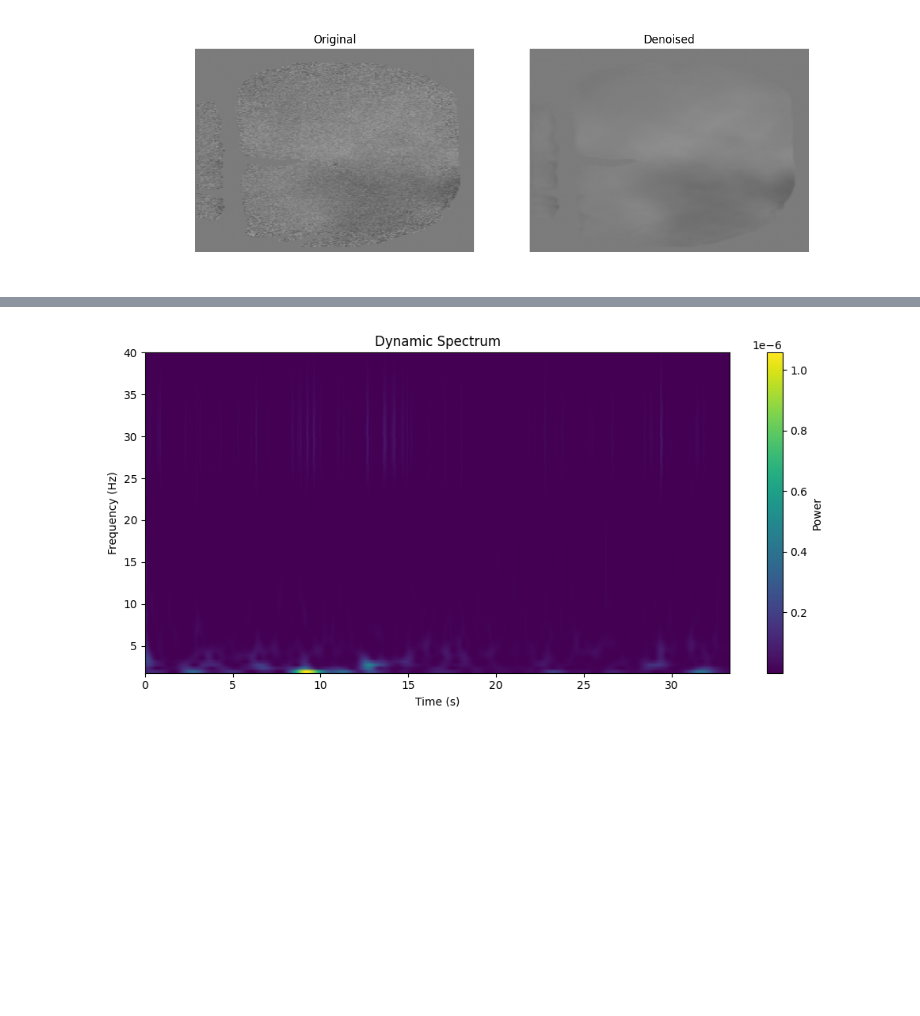
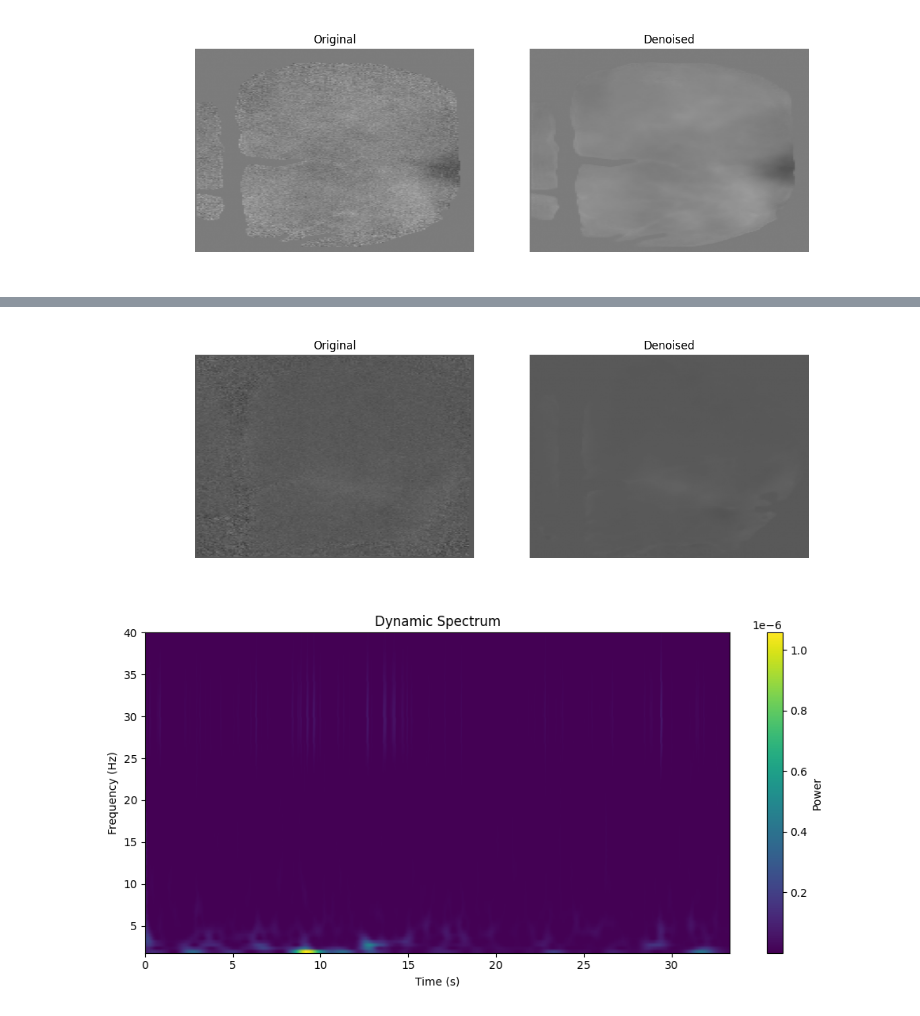
Before and after one commit to katienb/perception_project, a Jupyter notebook: perception_project/denoising.ipynb, the cells around one changed output, grey strips where cells are left out. Drawn from its saved outputs; the diff is of its cells as text; code cells hidden in the pictures; blank space fills up the shorter version.

```diff
--- a/perception_project/denoising.ipynb
+++ b/perception_project/denoising.ipynb
@@ -23,23 +29,12 @@ import seaborn as sns
 def movie_path(mouse, date, file):
     return "N:/GEVI_Wave/Analysis/Visual/" + mouse + "/20" + str(date) + "/" + file + '/cG_unmixed_dFF.h5'
 
-path_movie = movie_path("cmm002mjr", 231213, 'meas03')
+path_movie = movie_path("cfm002mjr", 240510, 'meas00')
+#path_movie = movie_path("cfm001mjr", 240518, 'meas00')
 
 with h5py.File(path_movie, 'r') as mov_file:
     specs = mov_file["specs"]
-    mov = mov_file['mov'][()][:1000]
+    mov = mov_file['mov'][()][:10000]
     fps = specs['fps'][()][0][0][0]
     raw_mask = specs["extra_specs"]["mask"][()][0]
     binning = specs["binning"][()][0][0][0]  # Extract binning factor
-
-def mask_movie(movie, raw_mask, binning):
-    # Resize the mask using bilinear interpolation
-    mask = cv2.resize(raw_mask, (0, 0), fx=1/binning, fy=1/binning, interpolation=cv2.INTER_LINEAR)
-    # Ensure mask has the same shape as the movie
-    movie_size = movie.shape[1:3]  # Get spatial dimensions of the movie
-    mask = mask[:movie_size[0], :movie_size[1]]  # Crop mask to match movie size
-    mask = mask.astype(bool)         # Convert to boolean mask
-    return movie * mask  # Apply mask
-
-movie = np.nan_to_num(mov)
-movie_masked = mask_movie(movie, raw_mask, binning)
@@ -64,11 +62,6 @@ ani = show_movie(movie_masked)
 # %%
 def run_less_denoising(movie_np: np.ndarray,
                            patch_size: int = 16,
-                           top_k: int = 18,
-                           window_size: int = 37,
-                           stride: int = 4,
-                           pat: int = 5,
-                           seed: int = 42,
                            verbose: bool = False) -> np.ndarray:
     """
     Run LESS denoising on a NumPy movie array.
@@ -86,21 +79,16 @@ def run_less_denoising(movie_np: np.ndarray,
     Returns:
         np.ndarray: Denoised movie of shape (T, H, W)
     """
-    assert movie_np.ndim == 3, "Input movie must have shape (T, H, W)"
 
     movie_tensor = torch.from_numpy(movie_np).float()
 
     denoised_tensor = denoise(
         data=movie_tensor,
-        cuda=False,               # Force CPU
+        cuda=True,
         patch_size=patch_size,
-        top_k=top_k,
-        window_size=window_size,
-        stride=stride,
-        pat=pat,
         verbose=verbose
     )
 
-    return denoised_tensor.numpy()
+    return denoised_tensor.cpu().numpy()
 # %%
 denoised = run_less_denoising(movie_np=movie_masked)
@@ -134,3 +173,7 @@ ani = show_movies(movie_masked, denoised, save_path="denoised_example.gif", fps=
+# %%
+ani = show_movies(np.nan_to_num(noisy_movie), denoised_movie, fps=fps)
+# %% [output]
+[figure, added]
 # %%
 plt.close('all')
 # %%
```
Also changed, not shown: parts of 8 cells of this notebook, 5 other files.
